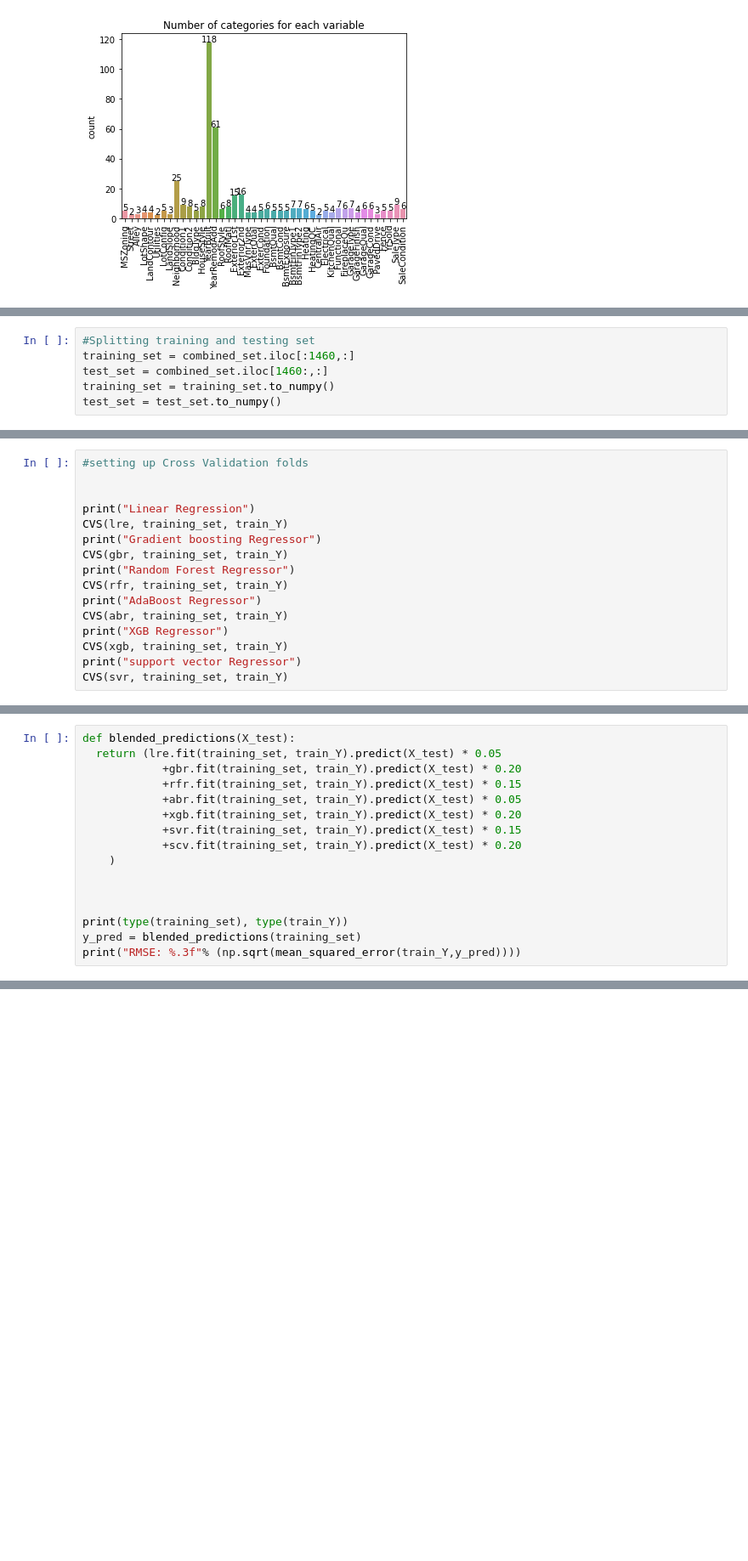
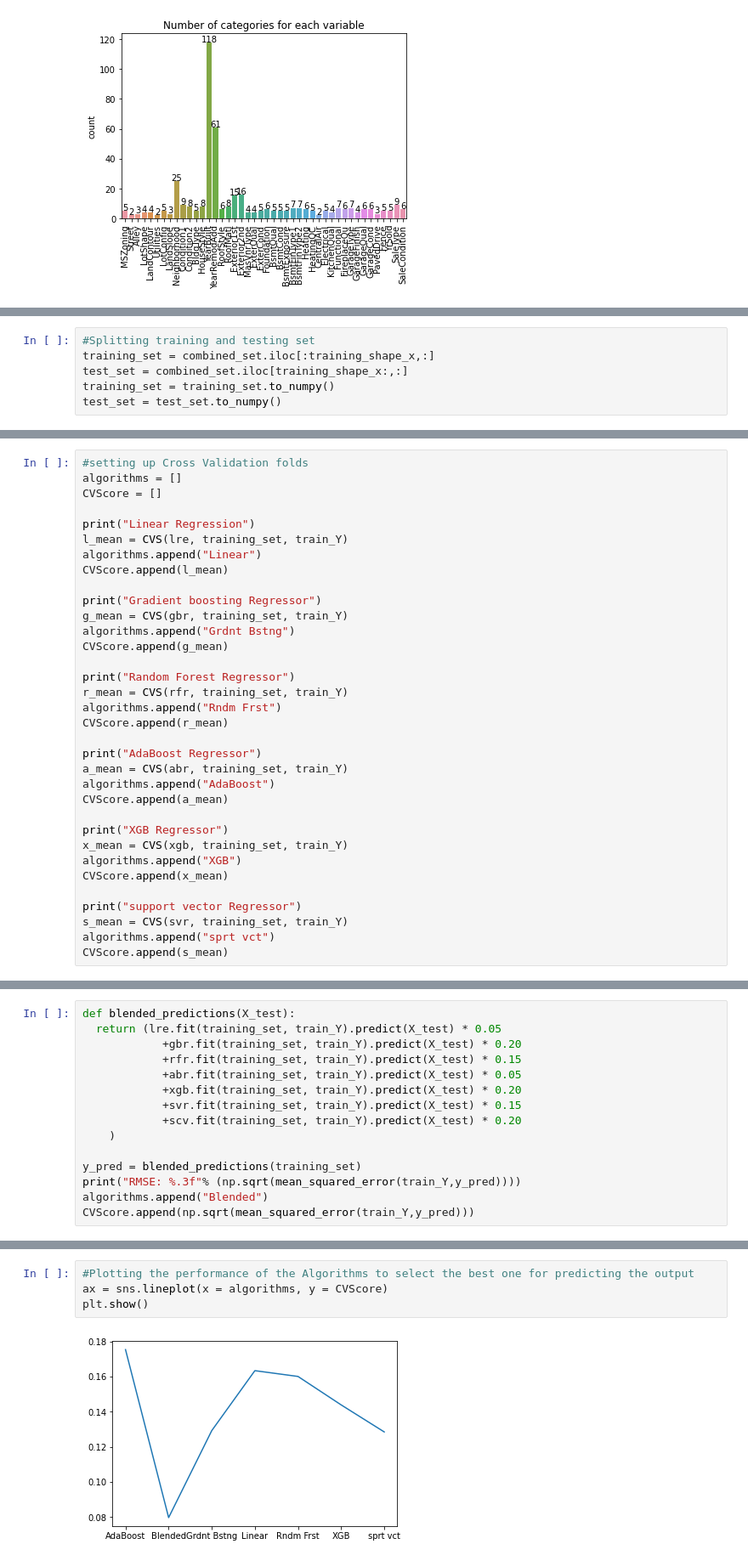
Before and after one commit to Adith13294/House-price-predictions, a Jupyter notebook: House_Price_prediction.ipynb, the cells around one changed output, grey strips where cells are left out. Shown at 85% size. Drawn from its saved outputs; the diff is of its cells as text; blank space fills up the shorter version.

```diff
--- a/House_Price_prediction.ipynb
+++ b/House_Price_prediction.ipynb
@@ -553,6 +558,6 @@ combined_set.shape
 # %%
 #Splitting training and testing set
-training_set = combined_set.iloc[:1460,:]
-test_set = combined_set.iloc[1460:,:]
+training_set = combined_set.iloc[:training_shape_x,:]
+test_set = combined_set.iloc[training_shape_x:,:]
 training_set = training_set.to_numpy()
 test_set = test_set.to_numpy()
@@ -575,18 +647,36 @@ def CVS(estimator, X, y):
 # %%
 #setting up Cross Validation folds
-
+algorithms = []
+CVScore = []
 
 print("Linear Regression")
-CVS(lre, training_set, train_Y)
+l_mean = CVS(lre, training_set, train_Y)
+algorithms.append("Linear")
+CVScore.append(l_mean)
+
 print("Gradient boosting Regressor")
-CVS(gbr, training_set, train_Y)
+g_mean = CVS(gbr, training_set, train_Y)
+algorithms.append("Grdnt Bstng")
+CVScore.append(g_mean)
+
 print("Random Forest Regressor")
-CVS(rfr, training_set, train_Y)
+r_mean = CVS(rfr, training_set, train_Y)
+algorithms.append("Rndm Frst")
+CVScore.append(r_mean)
+
 print("AdaBoost Regressor")
-CVS(abr, training_set, train_Y)
+a_mean = CVS(abr, training_set, train_Y)
+algorithms.append("AdaBoost")
+CVScore.append(a_mean)
+
 print("XGB Regressor")
-CVS(xgb, training_set, train_Y)
+x_mean = CVS(xgb, training_set, train_Y)
+algorithms.append("XGB")
+CVScore.append(x_mean)
+
 print("support vector Regressor")
-CVS(svr, training_set, train_Y)
+s_mean = CVS(svr, training_set, train_Y)
+algorithms.append("sprt vct")
+CVScore.append(s_mean)
 # %% [output]
 Linear Regression
@@ -612,9 +702,8 @@ def blended_predictions(X_test):
             +scv.fit(training_set, train_Y).predict(X_test) * 0.20
     )
 
-
-
-print(type(training_set), type(train_Y))
 y_pred = blended_predictions(training_set)
 print("RMSE: %.3f"% (np.sqrt(mean_squared_error(train_Y,y_pred))))
+algorithms.append("Blended")
+CVScore.append(np.sqrt(mean_squared_error(train_Y,y_pred)))
 # %% [output]
@@ -622,0 +720,6 @@ RMSE: 0.064
+# %%
+#Plotting the performance of the Algorithms to select the best one for predicting the output
+ax = sns.lineplot(x = algorithms, y = CVScore)
+plt.show()
+# %% [output]
+[figure, added]
```
Also changed, not shown: parts of 41 cells of this notebook.
